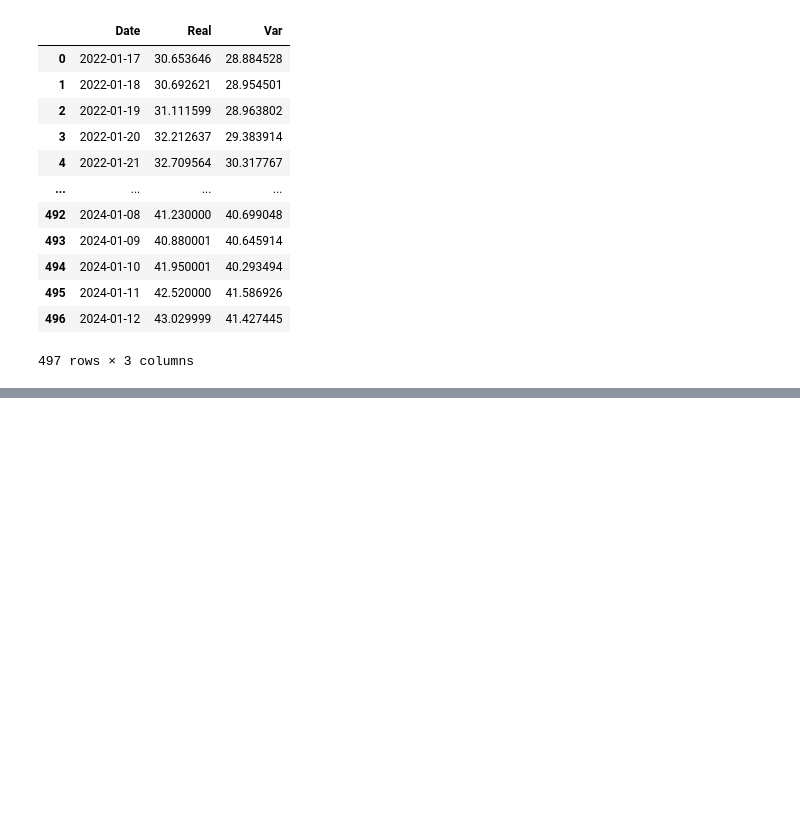
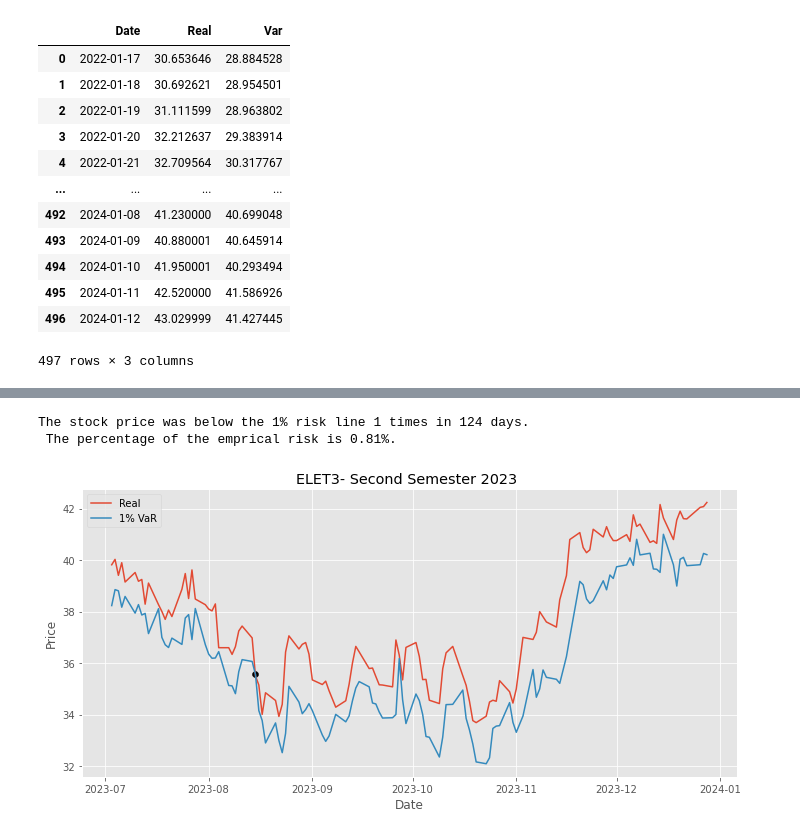
Before and after one commit to IsraelFPM/Risk-Analysis, a Jupyter notebook: ValueAtRisk.ipynb, the cells around one changed output, grey strips where cells are left out. Cells and saved outputs as stored; diff of their text form; code cells hidden in the pictures; blank space fills up the shorter version.

```diff
--- a/ValueAtRisk.ipynb
+++ b/ValueAtRisk.ipynb
@@ -415,0 +460,23 @@ The stock price was below the 1% risk line 2 times in 114 days.
+# %%
+month = 7
+year = 2023
+#interval = predict[((predict['Date'].dt.month == month1)|(predict['Date'].dt.month == month2))&((predict['Date'].dt.year == year))]
+interval = predict[((predict['Date'].dt.month >=month )&((predict['Date'].dt.year == year)))]
+cross = interval.loc[interval['Real']<=interval['Var']]
+
+empirical_risk = len(cross)/len(interval)
+print(f'The stock price was below the 1% risk line {len(cross)} times in {len(interval)} days. \n The percentage of the emprical risk is {round(empirical_risk*100,2)}%.')
+
+
+plt.title(f'ELET3- Second Semester {year} ')
+plt.scatter(cross['Date'],cross['Var'],color = 'Black')
+plt.plot(interval['Date'],interval['Real'],label = 'Real')
+plt.plot(interval['Date'],interval['Var'],label = '1% VaR')
+plt.xlabel('Date')
+plt.ylabel('Price')
+plt.legend()
+plt.tight_layout()
+# %% [output]
+The stock price was below the 1% risk line 1 times in 124 days.
+ The percentage of the emprical risk is 0.81%.
+[figure, added]
```
Also changed, not shown: parts of 4 cells of this notebook.
